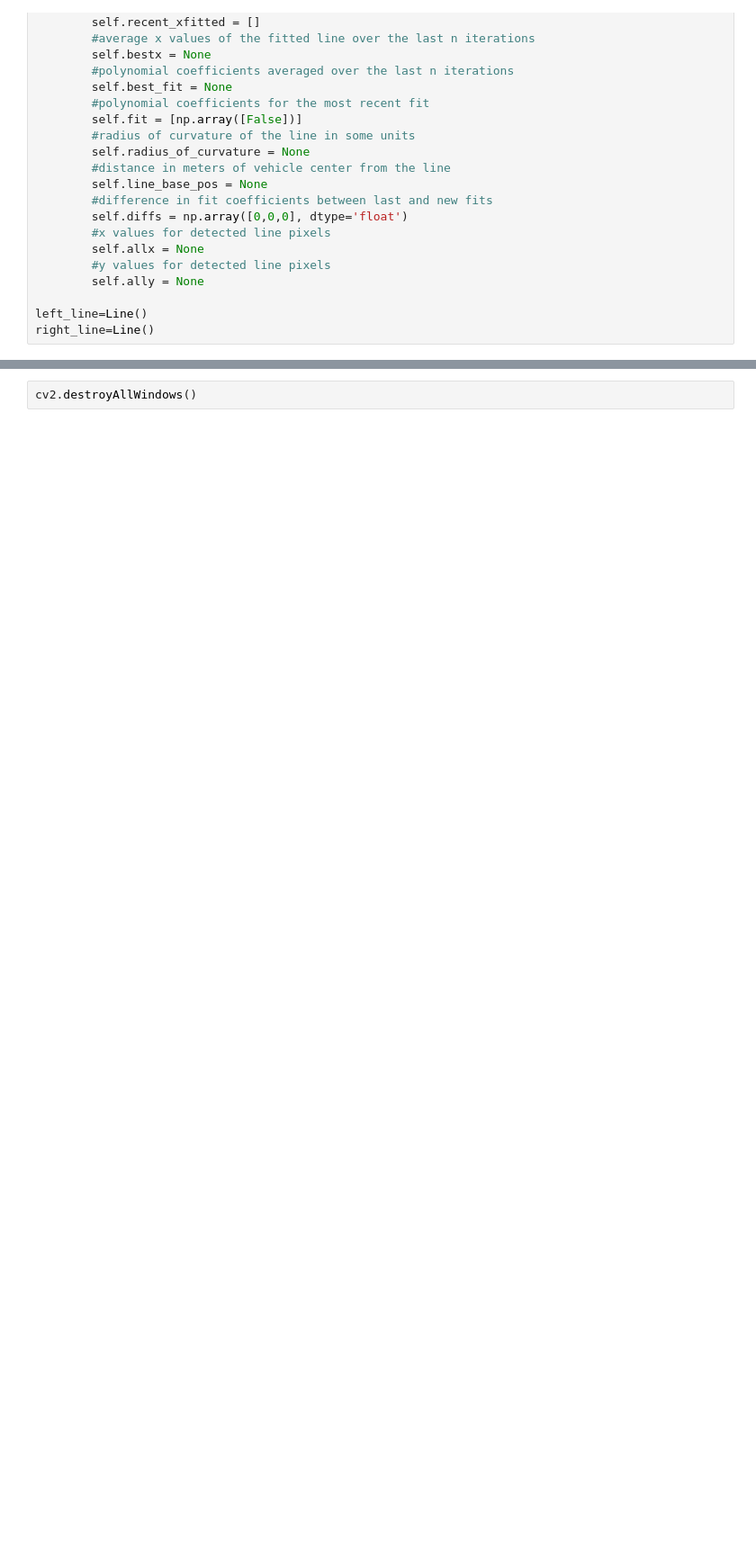
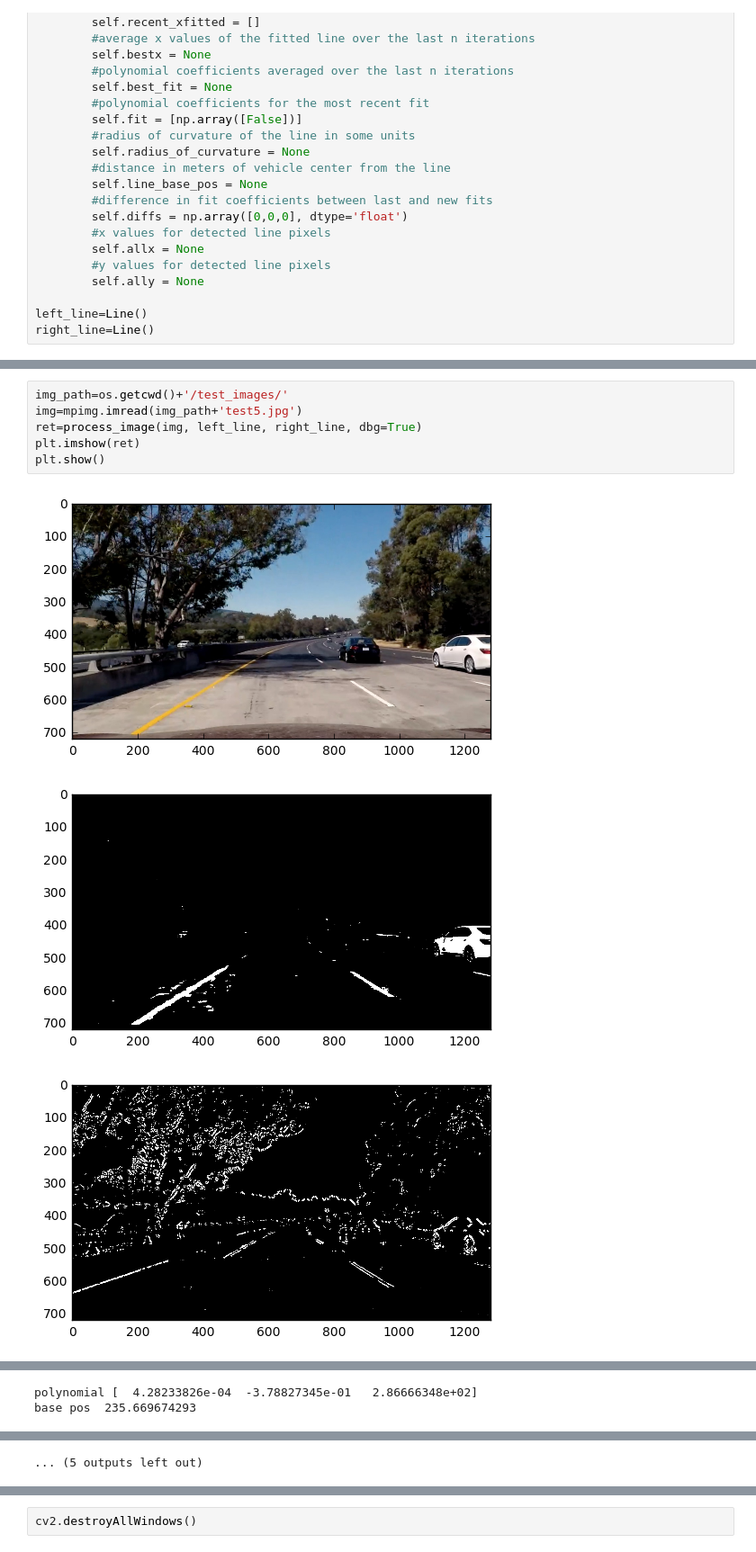
Before and after one commit to soon-yau/SDCND_Term1, a Jupyter notebook: CarND-Advanced-Lane-Lines/advanced_lane_finding.ipynb, the cells around one changed output, grey strips where cells are left out. Shown at 90% size. Saved outputs shown, nothing was run; the diff lists cells and outputs as text; blank space fills up the shorter version.

```diff
--- a/CarND-Advanced-Lane-Lines/advanced_lane_finding.ipynb
+++ b/CarND-Advanced-Lane-Lines/advanced_lane_finding.ipynb
@@ -137,3 +143,13 @@ def detect_sobel_edges(gray):
     #edges[((gradx == 1) )] = 1
 
     return edges
+# %%
+img_path=os.getcwd()+'/test_images/'
+img=mpimg.imread(img_path+'test5.jpg')
+ret=process_image(img, left_line, right_line, dbg=True)
+plt.imshow(ret)
+plt.show()
+# %% [output]
+[figure, added]
+[figure, added]
+[figure, added]
@@ -139,0 +163,2 @@ def detect_sobel_edges(gray):
+polynomial [  4.28233826e-04  -3.78827345e-01   2.86666348e+02]
+base pos  235.669674293
@@ -140,3 +166,4 @@ def detect_sobel_edges(gray):
+... (5 outputs left out)
 # %%
 # Region masking
 def region_masking(img):
```
Also changed, not shown: parts of 8 cells of this notebook, 3 other files.
